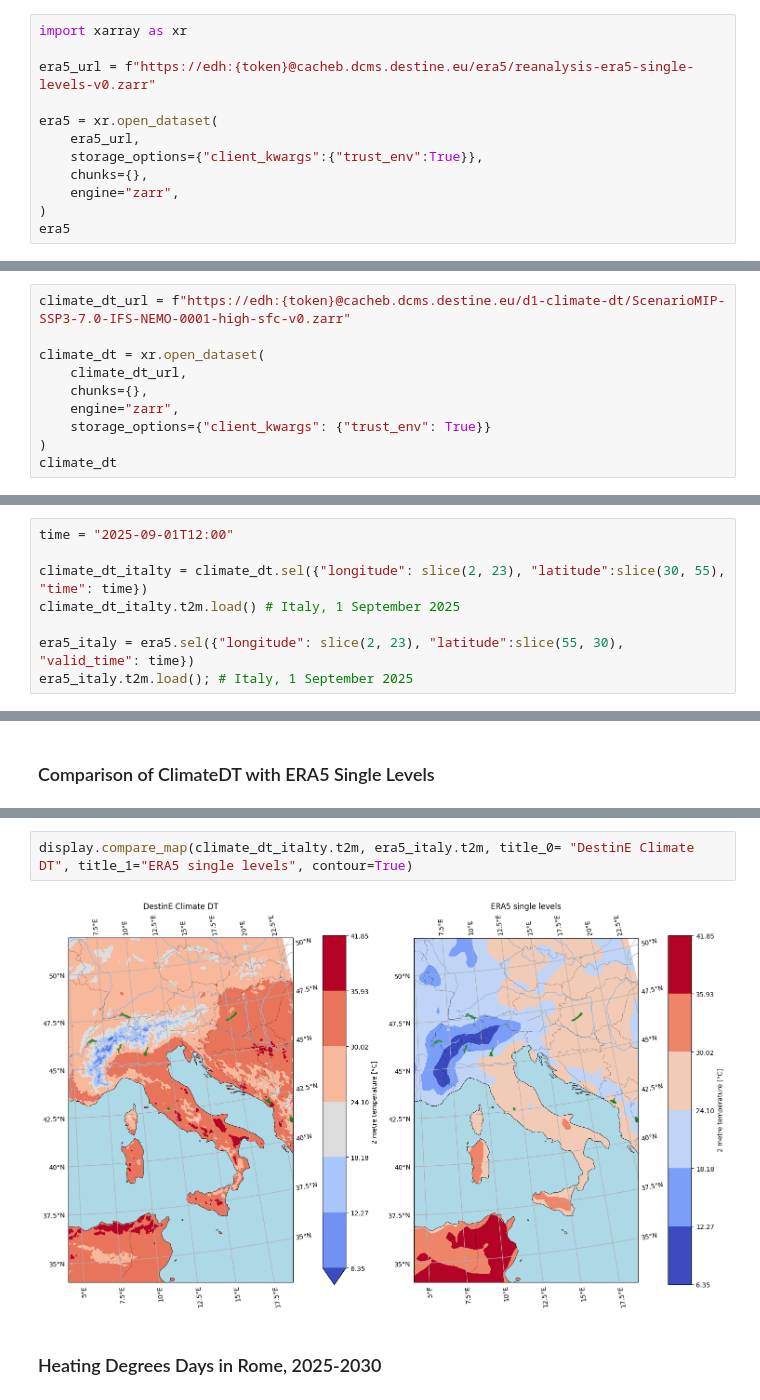
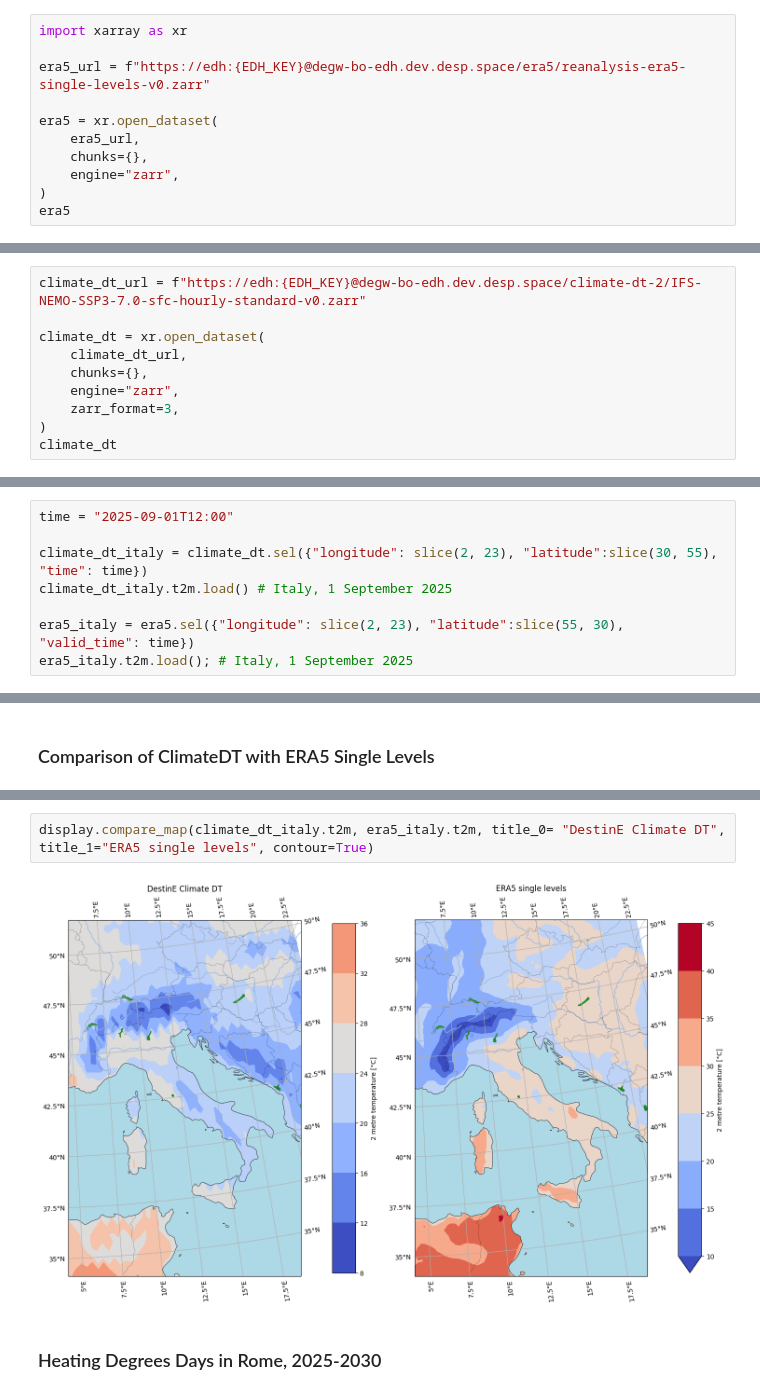
Before and after one commit to SercoSPA/DESP-UserWorkflowService-Templates, a Jupyter notebook: EarthDataHub/Exploring the Usage of Destination Earth for Urban and Regional Climate Adaptation Planning.ipynb, the cells around one changed output, grey strips where cells are left out. Drawn from its saved outputs; the diff is of its cells as text.

Commit message:
Make Climate DT tutorials use DestinE API key

```diff
--- a/EarthDataHub/Exploring the Usage of Destination Earth for Urban and Regional Climate Adaptation Planning.ipynb
+++ b/EarthDataHub/Exploring the Usage of Destination Earth for Urban and Regional Climate Adaptation Planning.ipynb
@@ -30,11 +25,10 @@ client
 # %%
 import xarray as xr
 
-era5_url = f"https://edh:{token}@cacheb.dcms.destine.eu/era5/reanalysis-era5-single-levels-v0.zarr"
+era5_url = f"https://edh:{EDH_KEY}@degw-bo-edh.dev.desp.space/era5/reanalysis-era5-single-levels-v0.zarr"
 
 era5 = xr.open_dataset(
     era5_url,
-    storage_options={"client_kwargs":{"trust_env":True}},
     chunks={},
     engine="zarr",
 )
@@ -59,12 +53,12 @@ Data variables: (12/128)
     institution:             European Centre for Medium-Range Weather Forecasts
 # %%
-climate_dt_url = f"https://edh:{token}@cacheb.dcms.destine.eu/d1-climate-dt/ScenarioMIP-SSP3-7.0-IFS-NEMO-0001-high-sfc-v0.zarr"
+climate_dt_url = f"https://edh:{EDH_KEY}@degw-bo-edh.dev.desp.space/climate-dt-2/IFS-NEMO-SSP3-7.0-sfc-hourly-standard-v0.zarr"
 
 climate_dt = xr.open_dataset(
     climate_dt_url,
     chunks={},
     engine="zarr",
-    storage_options={"client_kwargs": {"trust_env": True}}
+    zarr_format=3,
 )
 climate_dt
 # %% [output]
@@ -96,8 +90,8 @@ dask.array.core.Array
 # %%
 time = "2025-09-01T12:00"
 
-climate_dt_italty = climate_dt.sel({"longitude": slice(2, 23), "latitude":slice(30, 55), "time": time})
-climate_dt_italty.t2m.load() # Italy, 1 September 2025
+climate_dt_italy = climate_dt.sel({"longitude": slice(2, 23), "latitude":slice(30, 55), "time": time})
+climate_dt_italy.t2m.load() # Italy, 1 September 2025
 
 era5_italy = era5.sel({"longitude": slice(2, 23), "latitude":slice(55, 30), "valid_time": time})
 era5_italy.t2m.load(); # Italy, 1 September 2025
@@ -116,7 +110,7 @@ display.compare_map(climate_dt_italty.t2m, era5_italy.t2m, title_0= "DestinE Cli
 # %%
-display.compare_map(climate_dt_italty.t2m, era5_italy.t2m, title_0= "DestinE Climate DT", title_1="ERA5 single levels", contour=True)
+display.compare_map(climate_dt_italy.t2m, era5_italy.t2m, title_0= "DestinE Climate DT", title_1="ERA5 single levels", contour=True)
 # %% [output]
-[figure, old version]
+[figure, new version]
 # %% [markdown]
 ### Heating Degrees Days in Rome, 2025-2030
 # %%
```
Also changed, not shown: parts of 12 cells of this notebook, 5 other files.
